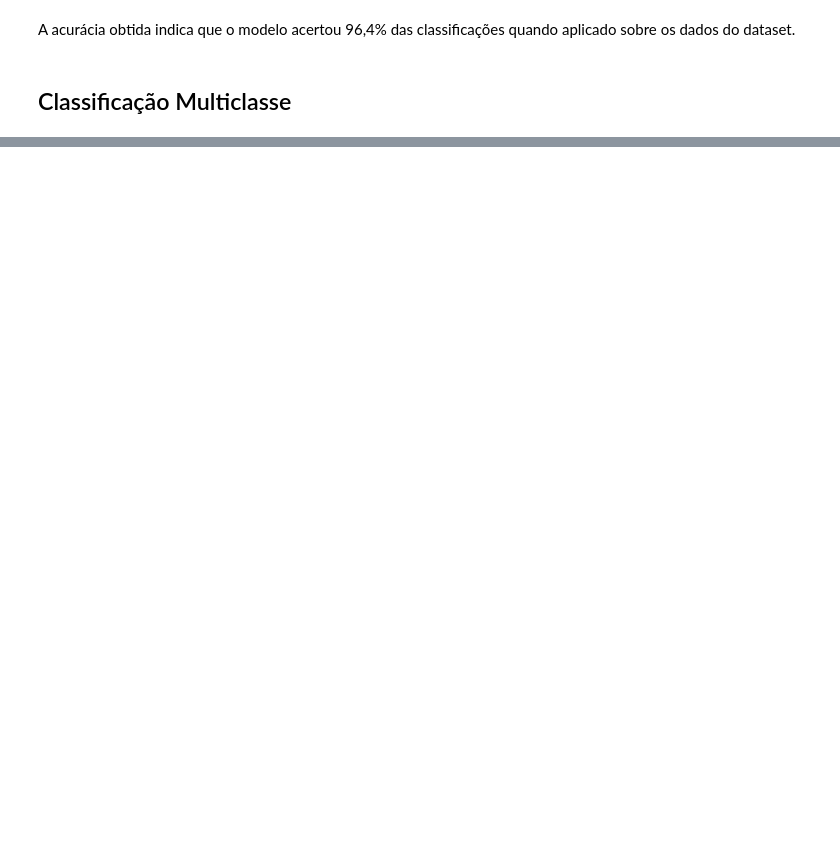
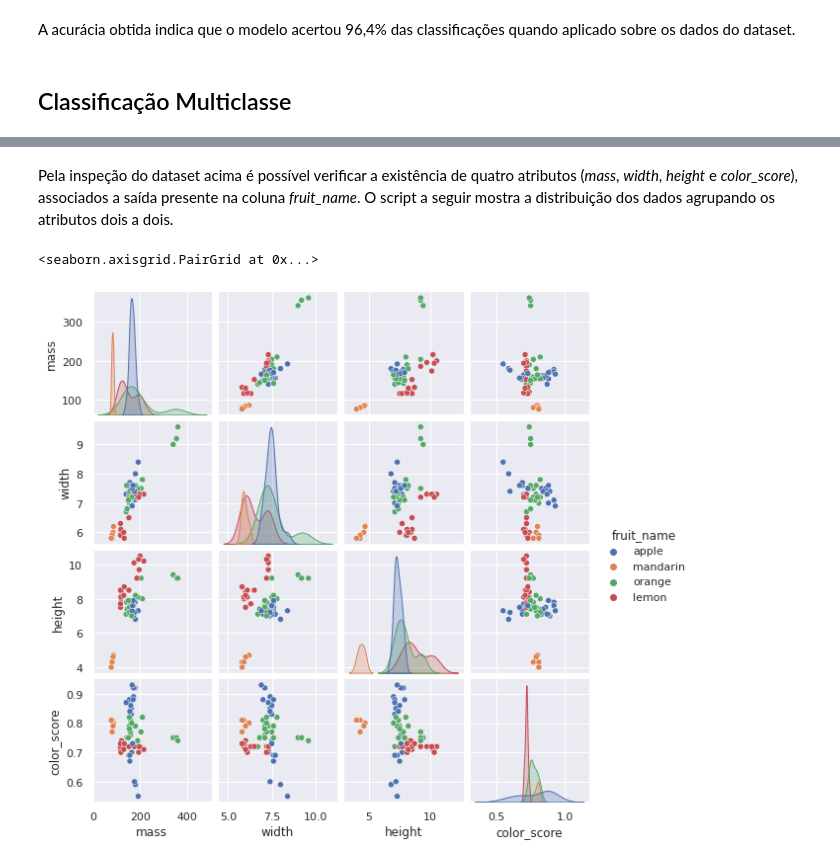
Before and after one commit to CleberPeter/machine_learning_book, a Jupyter notebook: 05-logistic_regression.ipynb, the cells around one changed output, grey strips where cells are left out. Saved outputs shown, nothing was run; the diff lists cells and outputs as text; code cells hidden in the pictures; blank space fills up the shorter version.

Commit message:
[improvements] - working on multiclass classifier section

```diff
--- a/05-logistic_regression.ipynb
+++ b/05-logistic_regression.ipynb
@@ -501,0 +526,3 @@ A acurácia obtida indica que o modelo acertou 96,4% das classificações quando
+# %%
+df = pd.read_csv('datasets/classifier_multiclass/fruits.csv')
+df.head()
@@ -501,0 +536,8 @@ A acurácia obtida indica que o modelo acertou 96,4% das classificações quando
+# %% [markdown]
+Pela inspeção do dataset acima é possível verificar a existência de quatro atributos (*mass*, *width*, *height* e *color_score*), associados a saída presente na coluna *fruit_name*. O script a seguir mostra a distribuição dos dados agrupando os atributos dois a dois.
+# %%
+import seaborn as sns; sns.set()
+sns.pairplot(df, hue='fruit_name', height=2)
+# %% [output]
+<seaborn.axisgrid.PairGrid at 0x...>
+[figure, added]
```
Also changed, not shown: parts of 19 cells of this notebook, 2 other files.
